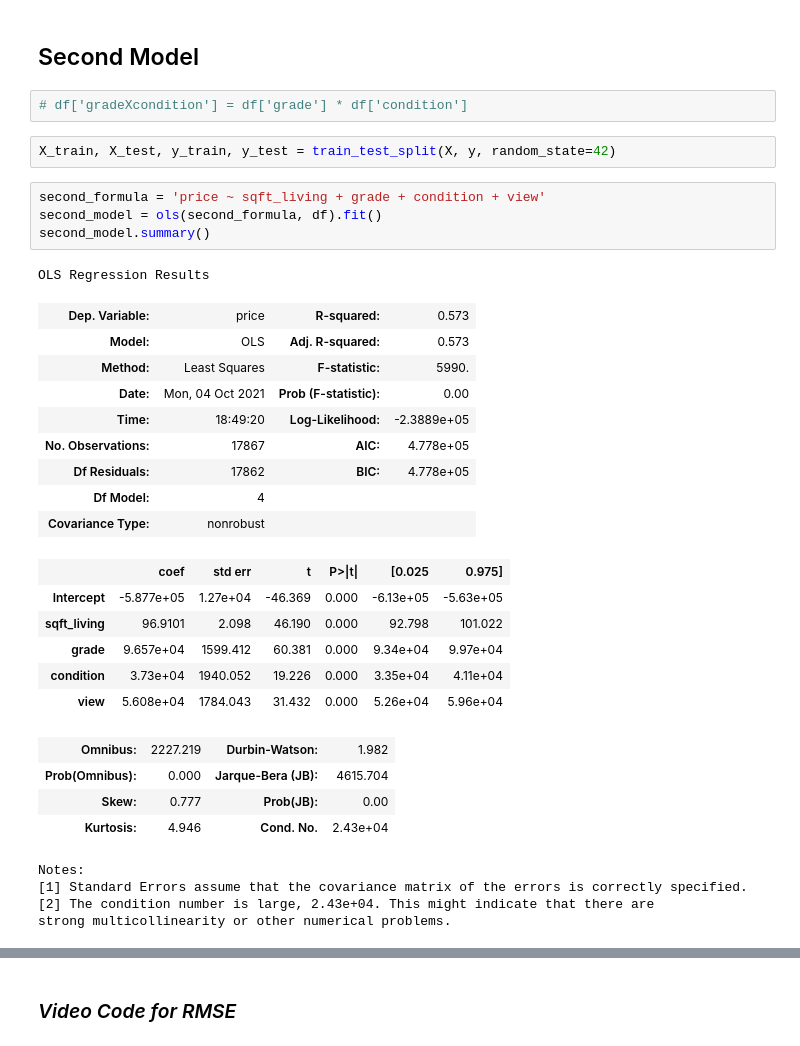
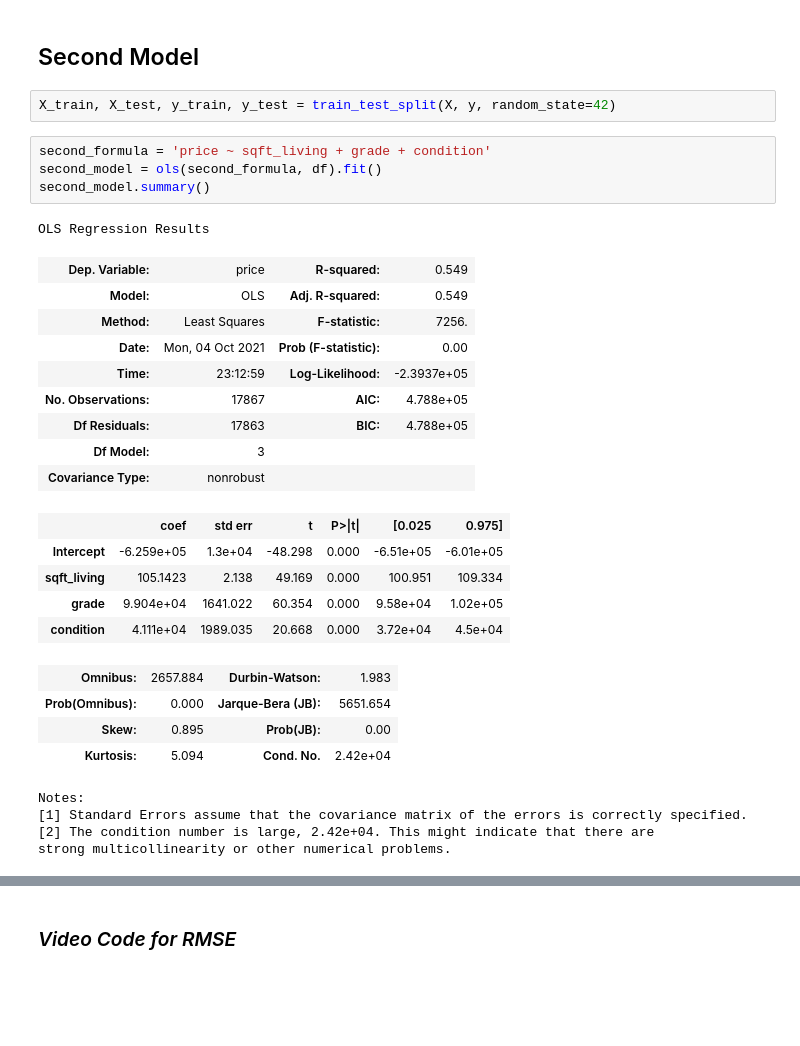
Before and after one commit to cyborgsage/kingco-realestate, a Jupyter notebook: doug_index.ipynb, the cells around one changed output, grey strips where cells are left out. Saved outputs shown, nothing was run; the diff lists cells and outputs as text; blank space fills up the shorter version.

```diff
--- a/doug_index.ipynb
+++ b/doug_index.ipynb
@@ -284,36 +286,33 @@ Notes:
 strong multicollinearity or other numerical problems.
 # %% [markdown]
 ## Second Model
-# %%
-# df['gradeXcondition'] = df['grade'] * df['condition']
 # %%
 X_train, X_test, y_train, y_test = train_test_split(X, y, random_state=42)
 # %%
-second_formula = 'price ~ sqft_living + grade + condition + view'
+second_formula = 'price ~ sqft_living + grade + condition'
 second_model = ols(second_formula, df).fit()
 second_model.summary()
 # %% [output]
 OLS Regression Results
-| Dep. Variable: | price | R-squared: | 0.573 |
-| Model: | OLS | Adj. R-squared: | 0.573 |
-| Method: | Least Squares | F-statistic: | 5990. |
+| Dep. Variable: | price | R-squared: | 0.549 |
+| Model: | OLS | Adj. R-squared: | 0.549 |
+| Method: | Least Squares | F-statistic: | 7256. |
 | Date: | Mon, 04 Oct 2021 | Prob (F-statistic): | 0.00 |
-| Time: | 18:49:20 | Log-Likelihood: | -2.3889e+05 |
-| No. Observations: | 17867 | AIC: | 4.778e+05 |
-| Df Residuals: | 17862 | BIC: | 4.778e+05 |
-| Df Model: | 4 |  |  |
+| Time: | 23:12:59 | Log-Likelihood: | -2.3937e+05 |
+| No. Observations: | 17867 | AIC: | 4.788e+05 |
+| Df Residuals: | 17863 | BIC: | 4.788e+05 |
+| Df Model: | 3 |  |  |
 | Covariance Type: | nonrobust |  |  |
 |  | coef | std err | t | P>|t| | [0.025 | 0.975] |
-| Intercept | -5.877e+05 | 1.27e+04 | -46.369 | 0.000 | -6.13e+05 | -5.63e+05 |
-| sqft_living | 96.9101 | 2.098 | 46.190 | 0.000 | 92.798 | 101.022 |
-| grade | 9.657e+04 | 1599.412 | 60.381 | 0.000 | 9.34e+04 | 9.97e+04 |
-| condition | 3.73e+04 | 1940.052 | 19.226 | 0.000 | 3.35e+04 | 4.11e+04 |
-| view | 5.608e+04 | 1784.043 | 31.432 | 0.000 | 5.26e+04 | 5.96e+04 |
+| Intercept | -6.259e+05 | 1.3e+04 | -48.298 | 0.000 | -6.51e+05 | -6.01e+05 |
+| sqft_living | 105.1423 | 2.138 | 49.169 | 0.000 | 100.951 | 109.334 |
+| grade | 9.904e+04 | 1641.022 | 60.354 | 0.000 | 9.58e+04 | 1.02e+05 |
+| condition | 4.111e+04 | 1989.035 | 20.668 | 0.000 | 3.72e+04 | 4.5e+04 |
-| Omnibus: | 2227.219 | Durbin-Watson: | 1.982 |
-| Prob(Omnibus): | 0.000 | Jarque-Bera (JB): | 4615.704 |
-| Skew: | 0.777 | Prob(JB): | 0.00 |
-| Kurtosis: | 4.946 | Cond. No. | 2.43e+04 |
+| Omnibus: | 2657.884 | Durbin-Watson: | 1.983 |
+| Prob(Omnibus): | 0.000 | Jarque-Bera (JB): | 5651.654 |
+| Skew: | 0.895 | Prob(JB): | 0.00 |
+| Kurtosis: | 5.094 | Cond. No. | 2.42e+04 |
 Notes:
 [1] Standard Errors assume that the covariance matrix of the errors is correctly specified.
-[2] The condition number is large, 2.43e+04. This might indicate that there are
+[2] The condition number is large, 2.42e+04. This might indicate that there are
 strong multicollinearity or other numerical problems.
```
Also changed, not shown: parts of 15 cells of this notebook.
